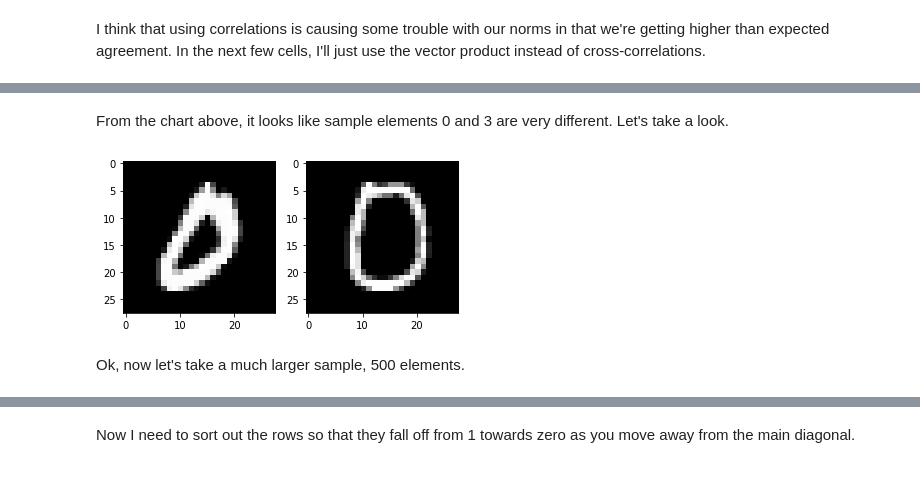
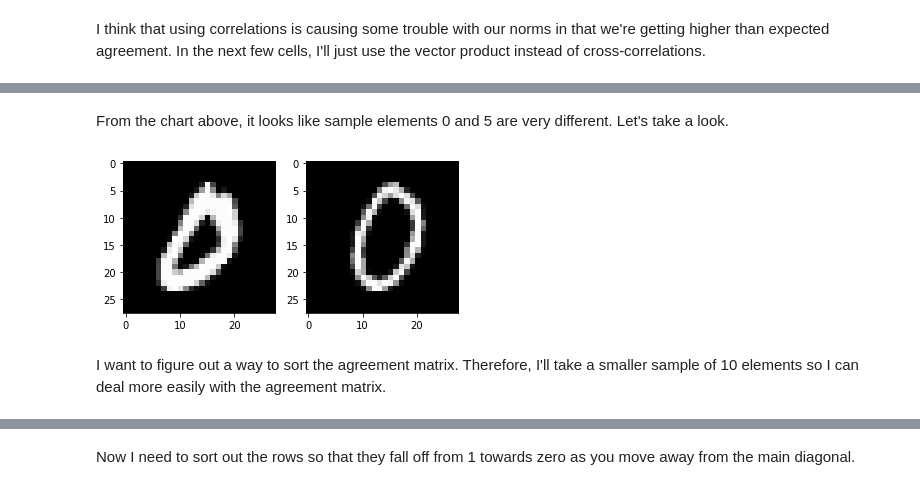
Before and after one commit to uniformlyMatt/PhD-code, a Jupyter notebook: In-class agreement.ipynb, the cells around one changed output, grey strips where cells are left out. Saved outputs shown, nothing was run; the diff lists cells and outputs as text; code cells hidden in the pictures.

```diff
--- a/In-class agreement.ipynb
+++ b/In-class agreement.ipynb
@@ -222,14 +240,14 @@ plt.imshow(agree_chart,cmap='gray');
 # %% [markdown]
-From the chart above, it looks like sample elements 0 and 3 are very different. Let's take a look.
+From the chart above, it looks like sample elements 0 and 5 are very different. Let's take a look.
 # %%
 fig, ax = plt.subplots(1,2)
 
 ax[0].imshow(sample0[0],cmap='gray')
-ax[1].imshow(sample0[3],cmap='gray');
+ax[1].imshow(sample0[5],cmap='gray');
 # %% [output]
-[figure, old version]
+[figure, new version]
-# %% [markdown]
-Ok, now let's take a much larger sample, 500 elements.
+# %% [markdown]
+I want to figure out a way to sort the agreement matrix. Therefore, I'll take a smaller sample of 10 elements so I can deal more easily with the agreement matrix.
 # %%
 N = 10
 
```
Also changed, not shown: parts of 31 cells of this notebook, 2 other files.
